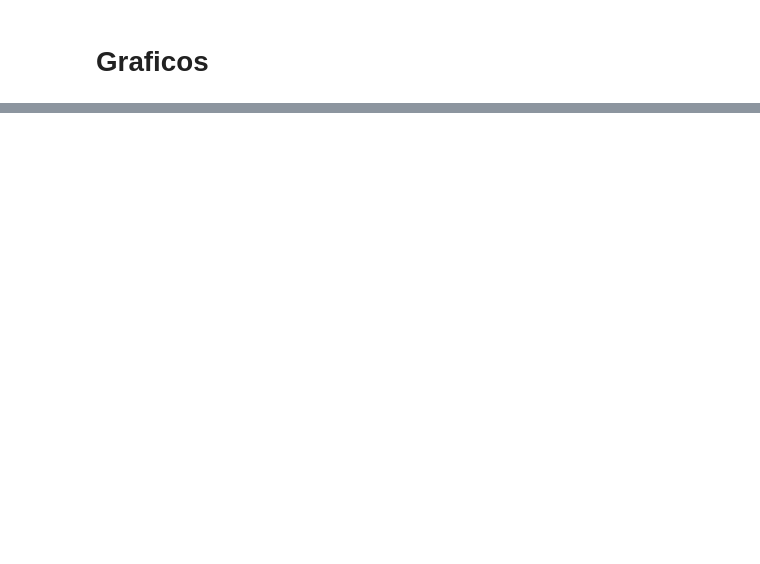
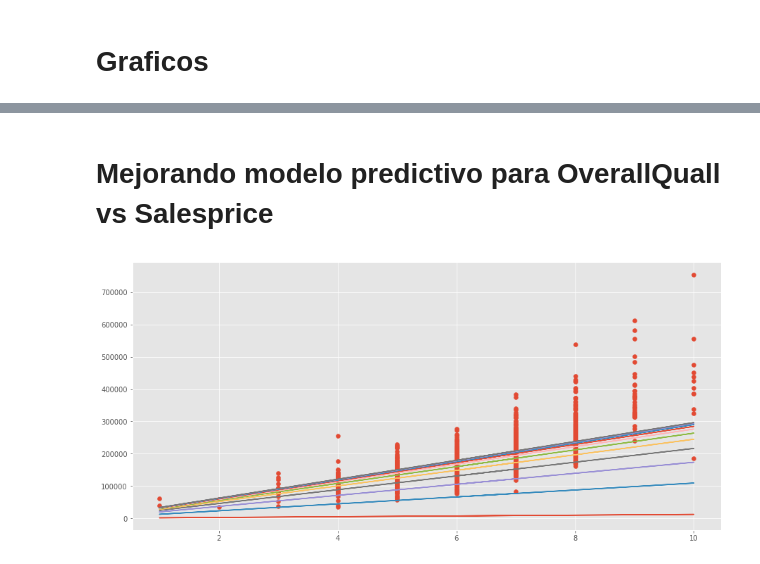
Before and after one commit to ariel91/Python, a Jupyter notebook: Tareas/19002065_final_RegresionLineal.ipynb, the cells around one changed output, grey strips where cells are left out. Saved outputs shown, nothing was run; the diff lists cells and outputs as text; code cells hidden in the pictures; blank space fills up the shorter version.

```diff
--- a/Tareas/19002065_final_RegresionLineal.ipynb
+++ b/Tareas/19002065_final_RegresionLineal.ipynb
@@ -201,0 +92,8 @@ Text(0.5, 1.0, 'Coeficiente')
+# %%
+i=1
+while i<=5:
+    x=entrenamiento_com[0:c_entrenamiento, i]
+    plt.title(ma.corrcoef(ma.masked_invalid(x),ma.masked_invalid(y))[1][0])
+    plt.scatter(x, y)
+    plt.show()
+    i+=1
@@ -256,0 +182,10 @@ import pandas as pd
+# %% [markdown]
+# Mejorando modelo predictivo para OverallQuall vs Salesprice
+# %%
+fig=plt.figure(figsize=(15,7))
+plt.scatter(overallqual,salesprice)
+for i in range(0, len(r1), 10):
+        aprox_y=yhat_c(overallqual,r1.get(i))
+        plt.plot(overallqual,aprox_y)
+# %% [output]
+[figure, added]
```
Also changed, not shown: parts of 53 cells of this notebook.
